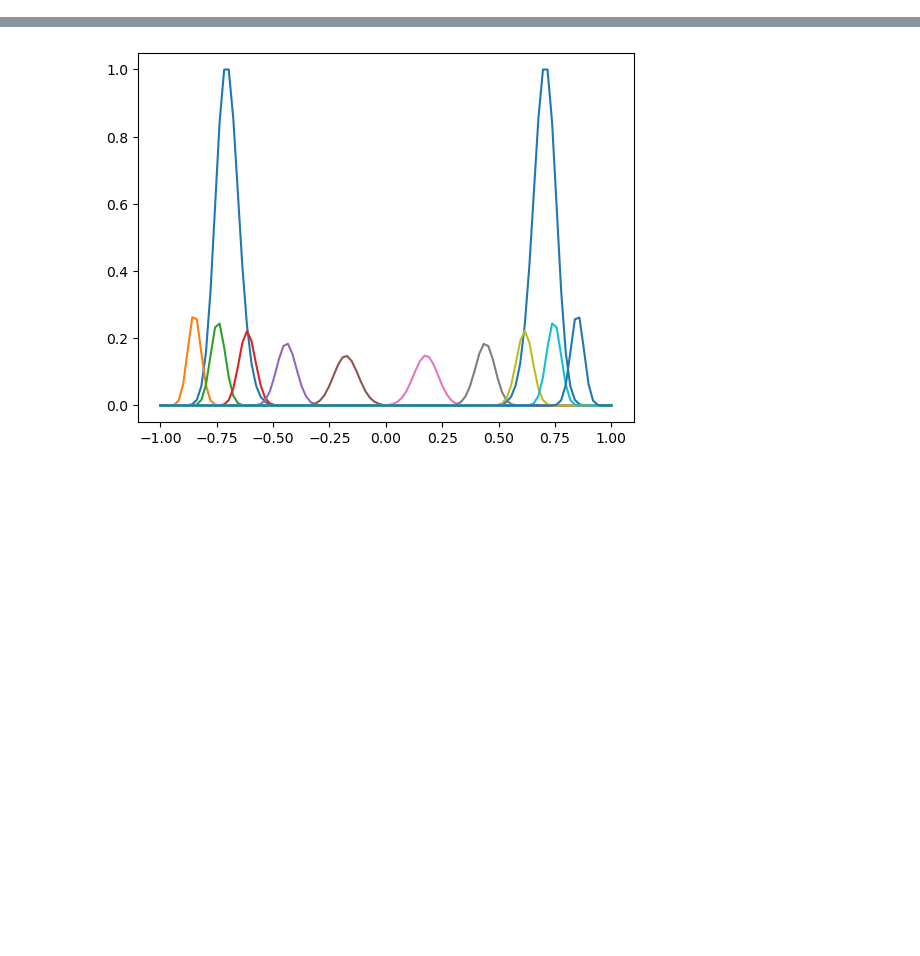
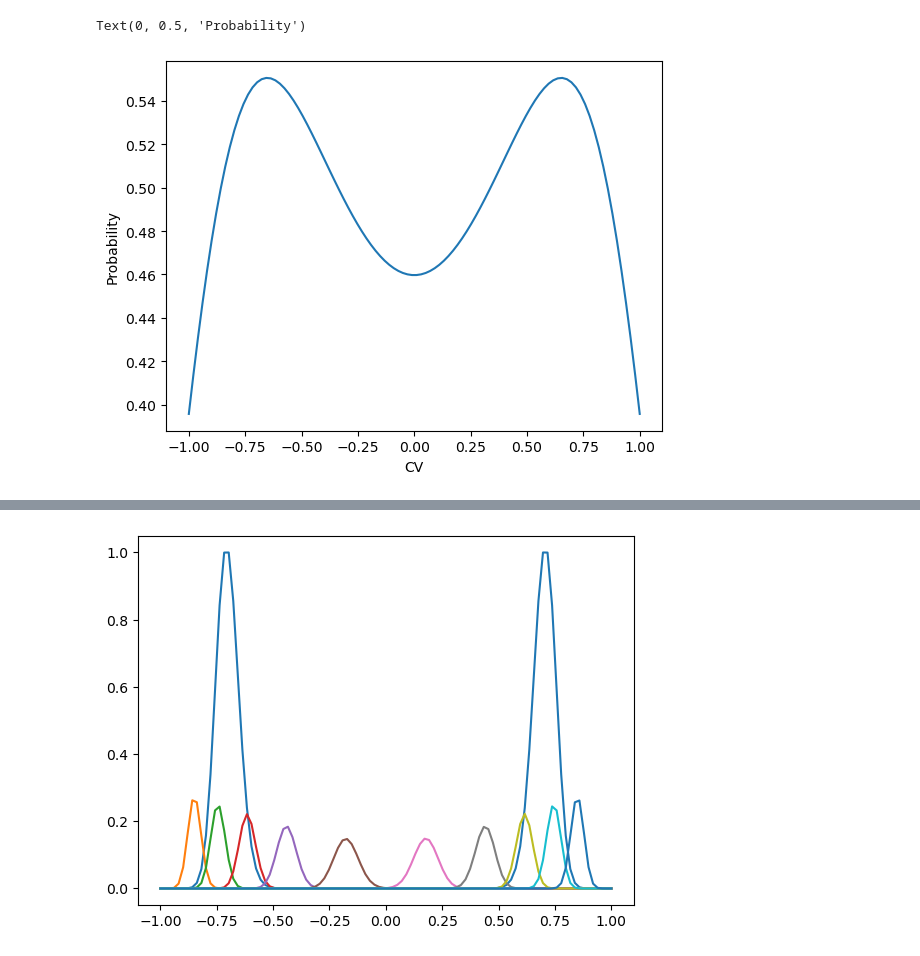
Before and after one commit to djbell01/phys_chem_fundamentals, a Jupyter notebook: WHAM.ipynb, the cells around one changed output, grey strips where cells are left out. Saved outputs shown, nothing was run; the diff lists cells and outputs as text; code cells hidden in the pictures; blank space fills up the shorter version.

```diff
--- a/WHAM.ipynb
+++ b/WHAM.ipynb
@@ -132,0 +174,15 @@ class WHAM():
+# %%
+# In this cell, fill in the blank to compute the expected probability distribution from the underlying FES.
+# Hint: To compute exponentials, you can use the np.exp() function implemented in numpy.
+
+kBT = 1
+
+underlying_prob = np.exp(-underlying_fes/kBT) # Your answer here
+underlying_prob /= np.sum(underlying_prob*0.02) # Why do I need to renormalize this?
+
+plt.plot(x_vals,underlying_prob)
+plt.xlabel('CV')
+plt.ylabel('Probability')
+# %% [output]
+Text(0, 0.5, 'Probability')
+[figure, added]
```
Also changed, not shown: parts of 13 cells of this notebook.
